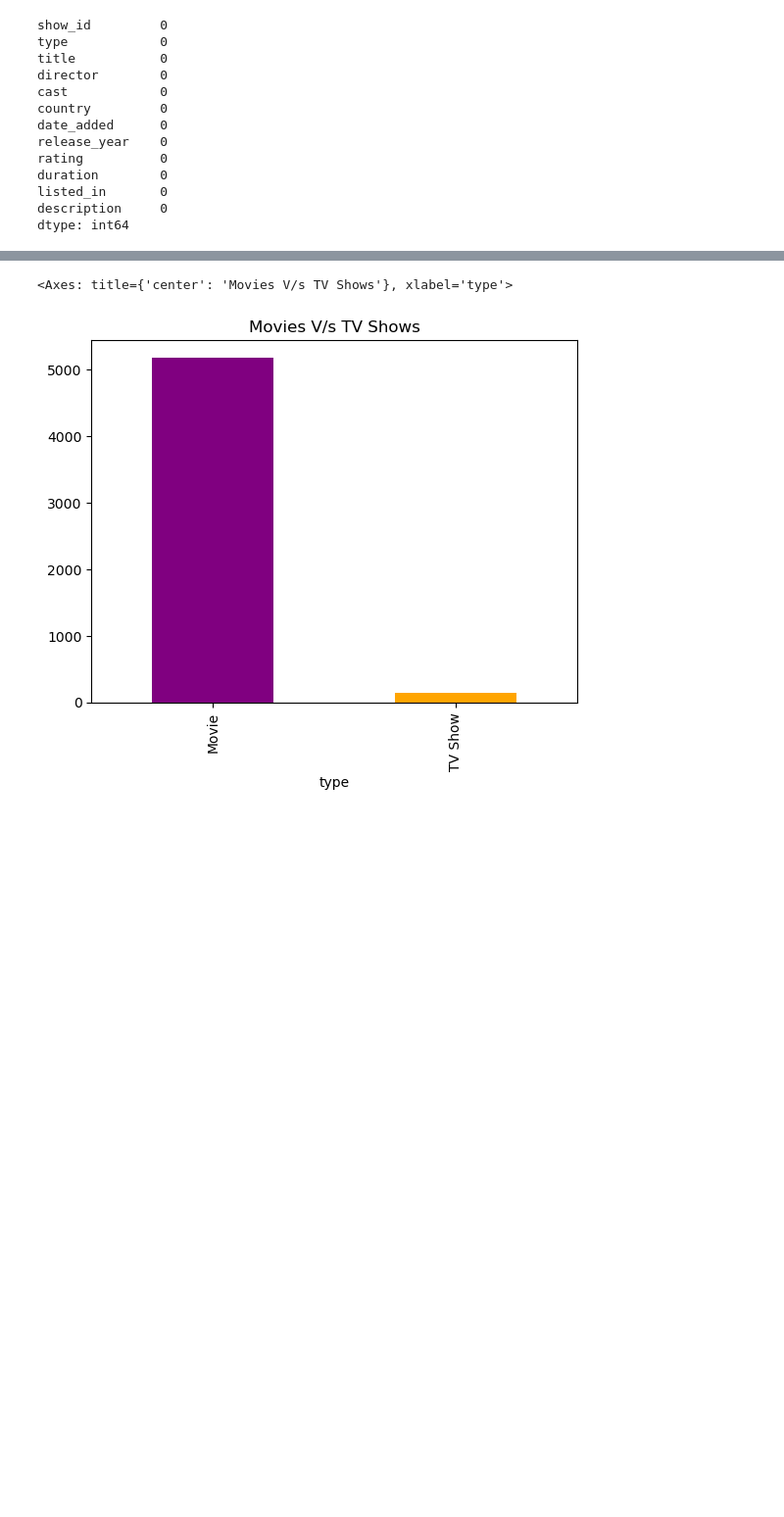
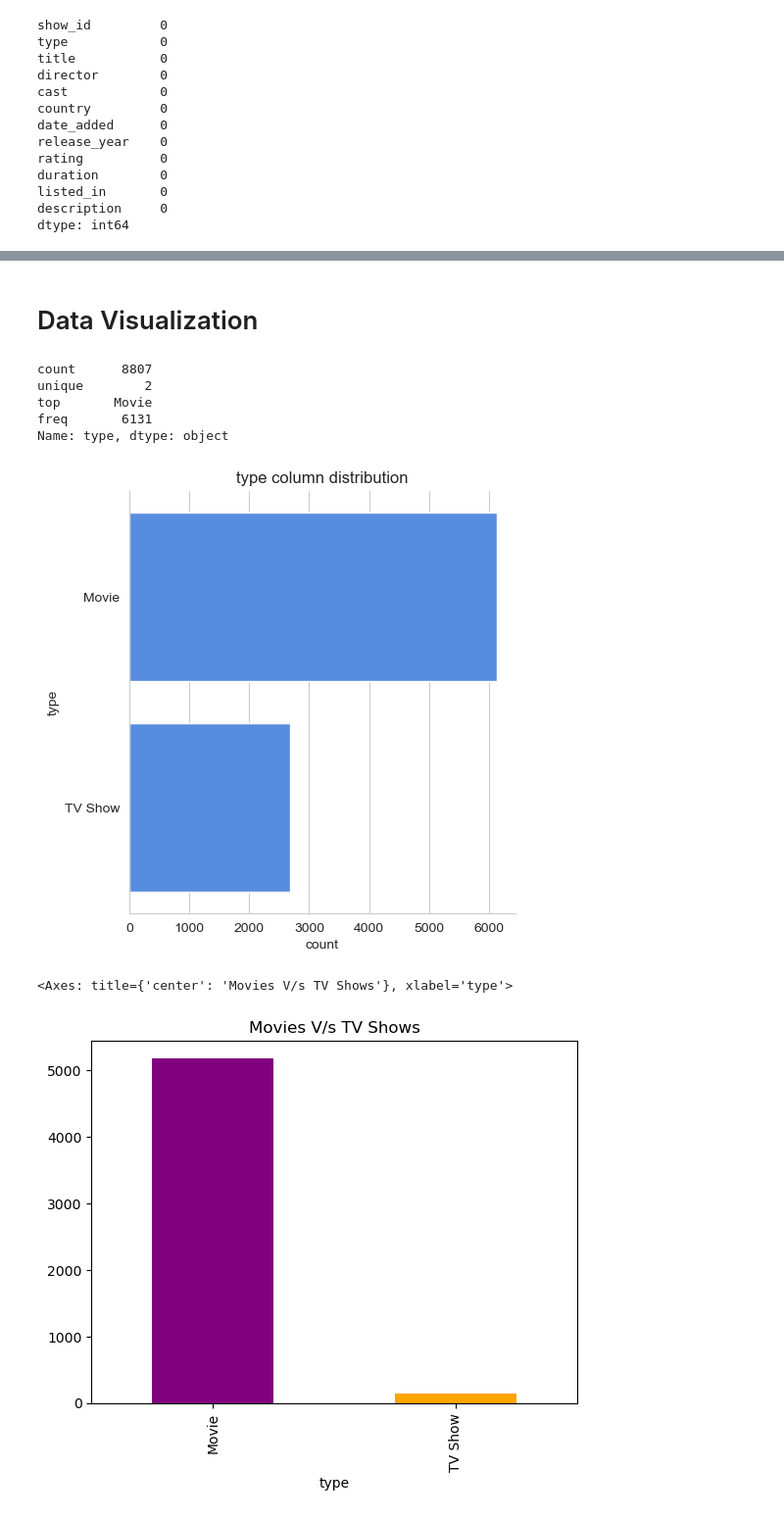
Before and after one commit to Alamgir3597/Netflix-Data-Analysis, a Jupyter notebook: eda13625.ipynb, the cells around one changed output, grey strips where cells are left out. Shown at 98% size. Saved outputs shown, nothing was run; the diff lists cells and outputs as text; code cells hidden in the pictures; blank space fills up the shorter version.

```diff
--- a/eda13625.ipynb
+++ b/eda13625.ipynb
@@ -25,3 +27,6 @@ Data columns (total 12 columns):
  11  description   8807 non-null   object
 dtypes: int64(1), object(11)
 memory usage: 825.8+ KB
+# %%
+df = pd.read_csv('netflix_titles.csv', lineterminator='\n')
+df.head()
@@ -66,3 +146,25 @@ dtype: int64
+# %% [markdown]
+# Data Visualization
+# %%
+# setting up seaborn configurations
+sns.set_style('whitegrid')
+# showing stats. on genre column
+df['type'].describe()
+# %% [output]
+count      8807
+unique        2
+top       Movie
+freq       6131
+Name: type, dtype: object
+# %%
+# visualizing genre column
+sns.catplot(y = 'type', data = df, kind = 'count',
+order = df['type'].value_counts().index,
+color = '#4287f5')
+plt.title('type column distribution')
+plt.show()
+# %% [output]
+[figure, added]
 # %%
 df["type"].value_counts().plot(kind='bar',title= "Movies V/s TV Shows",color=['purple','orange'])
 # %% [output]
```
Also changed, not shown: parts of 13 cells of this notebook.
